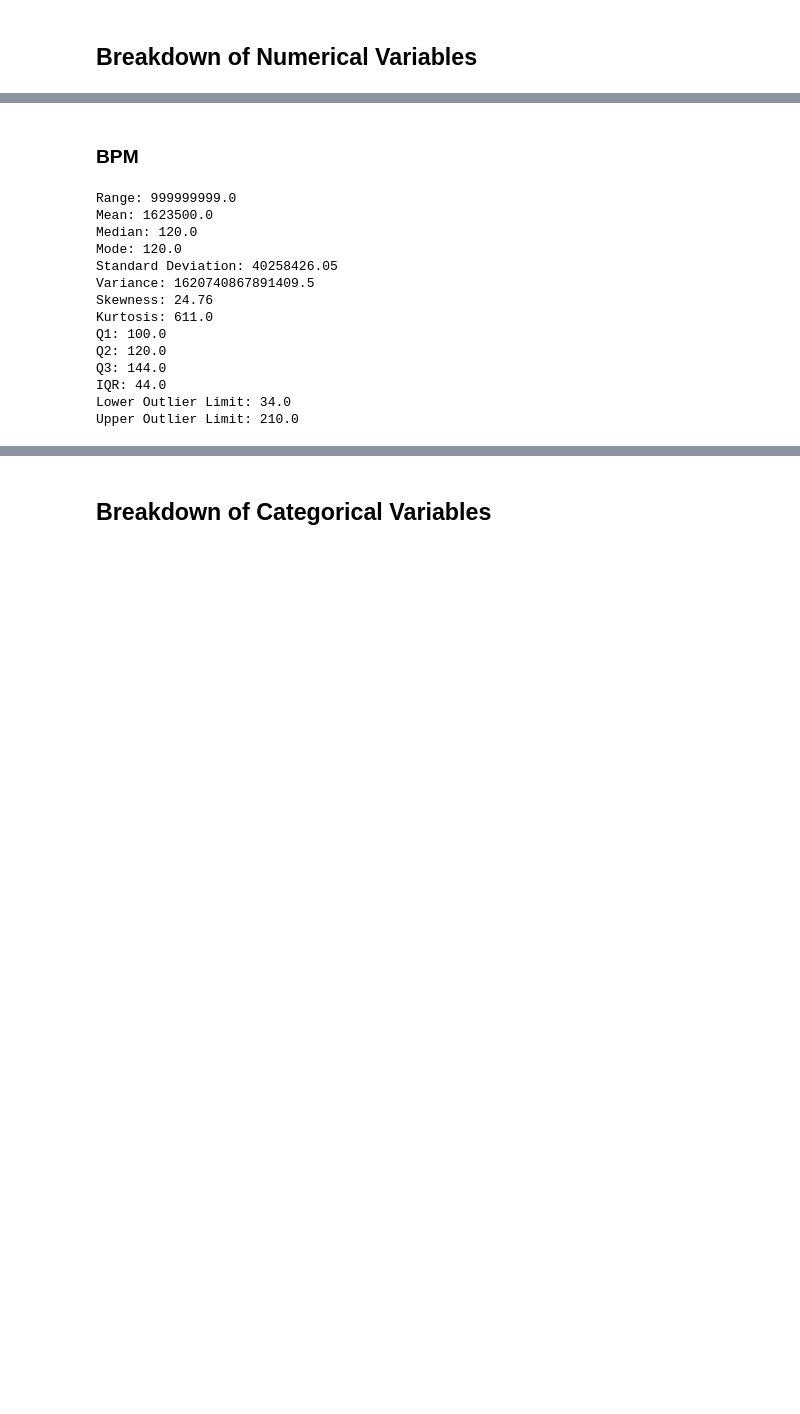
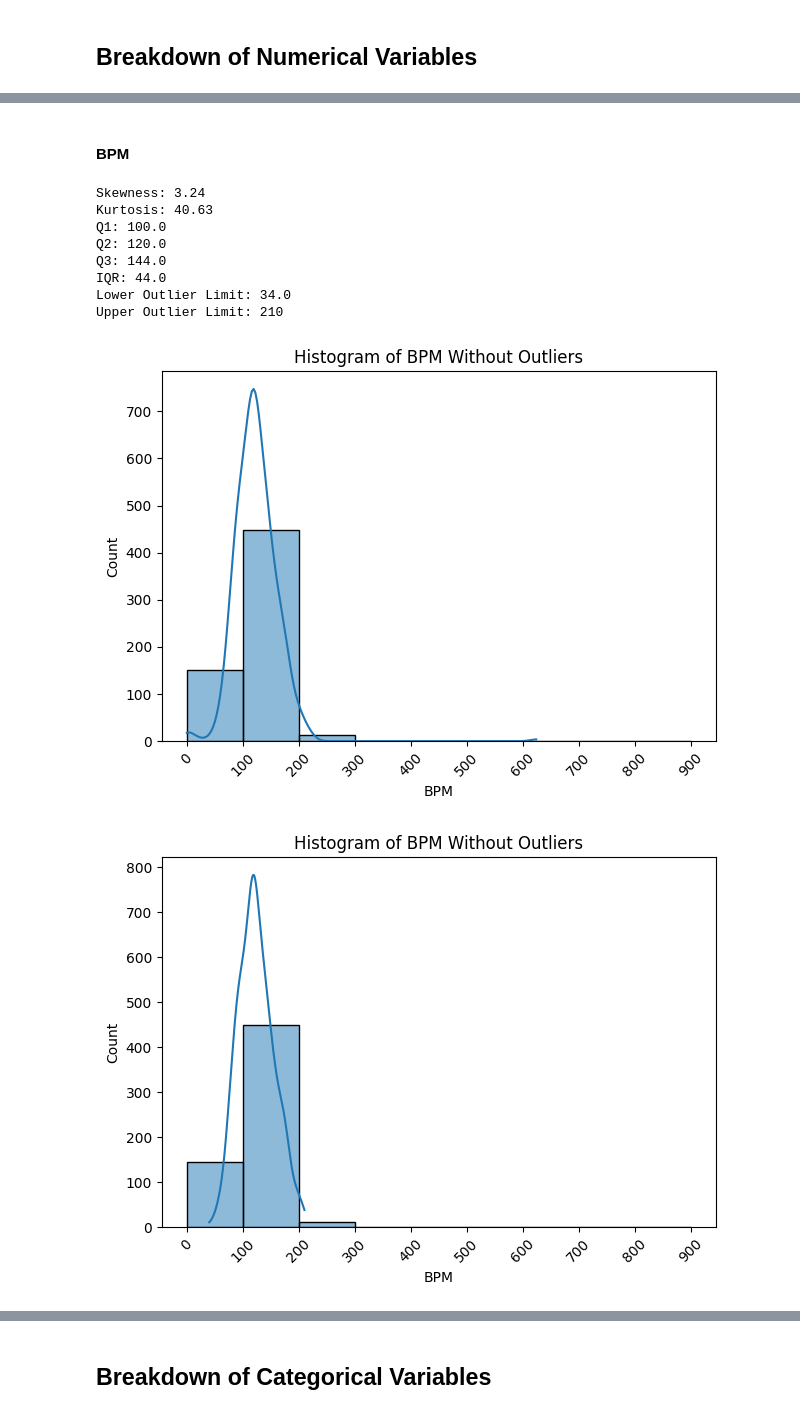
Before and after one commit to bbrauser/Music_And_Mental_Health, a Jupyter notebook: MusicMentalHealth.ipynb, the cells around one changed output, grey strips where cells are left out. Drawn from its saved outputs; the diff is of its cells as text; code cells hidden in the pictures; blank space fills up the shorter version.

```diff
--- a/MusicMentalHealth.ipynb
+++ b/MusicMentalHealth.ipynb
@@ -132,19 +284,55 @@ Upper Outlier Limit: 9.5
 # %% [markdown]
-### BPM
+#### BPM
 # %%
-describe_numerical('BPM')
+distribution_numerical('BPM')
 # %% [output]
-Range: 999999999.0
-Mean: 1623500.0
-Median: 120.0
-Mode: 120.0
-Standard Deviation: 40258426.05
-Variance: 1620740867891409.5
-Skewness: 24.76
-Kurtosis: 611.0
+Skewness: 3.24
+Kurtosis: 40.63
 Q1: 100.0
 Q2: 120.0
 Q3: 144.0
 IQR: 44.0
 Lower Outlier Limit: 34.0
-Upper Outlier Limit: 210.0
+Upper Outlier Limit: 210
+# %%
+# Creating a boxplot for the 'BPM' column
+Q1 = df['BPM'].quantile(0.25)
+Q3 = df['BPM'].quantile(0.75)
+IQR = Q3 - Q1
+lower_bound = Q1 - 1.5 * IQR
+upper_bound = Q3 + 1.5 * IQR
+
+filtered_df_bpm = df[(df['BPM'] >= lower_bound) & (df['BPM'] <= upper_bound)]
+
+# Plotting with and without outliers
+sns.histplot(data=df, x="BPM", bins = list(range(0, 1000, 100)), kde = True)
+plt.xticks(list(range(0, 1000, 100)), rotation=45)
+plt.title("Histogram of BPM Without Outliers")
+plt.xlabel("BPM")
+plt.ylabel("Count")
+plt.tight_layout()
+plt.show()
+
+sns.histplot(data=filtered_df_bpm, x="BPM", bins = list(range(0, 1000, 100)), kde = True)
+plt.xticks(list(range(0, 1000, 100)), rotation=45)
+plt.title("Histogram of BPM Without Outliers")
+plt.xlabel("BPM")
+plt.ylabel("Count")
+plt.tight_layout()
+plt.show()
+
+# Creating a boxplot for the 'BPM' column
+sns.boxplot(x=df["BPM"])
+plt.title("Boxplot of BPM")
+plt.xlabel("BPM")
+plt.tight_layout()
+plt.show()
+
+sns.boxplot(x=df["BPM"], showfliers=False)
+plt.title("Boxplot of BPM without Outliers")
+plt.xlabel("BPM")
+plt.tight_layout()
+plt.show()
+# %% [output]
+[figure, added]
+[figure, added]
```
Also changed, not shown: parts of 40 cells of this notebook.
